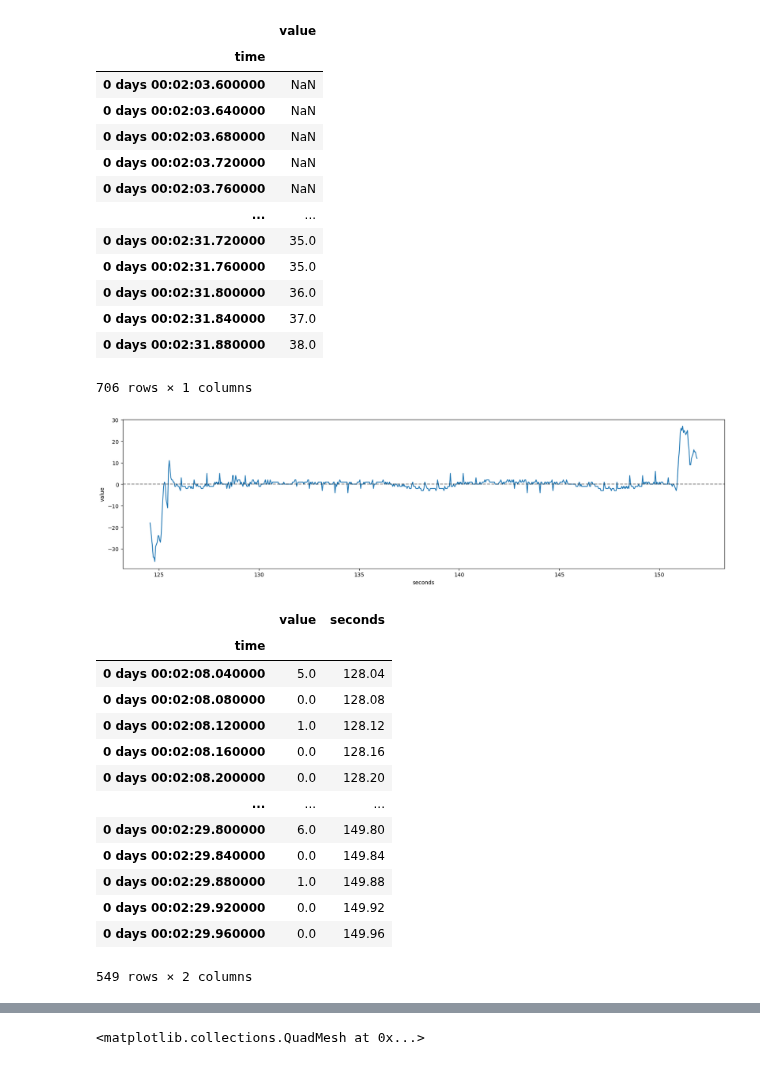
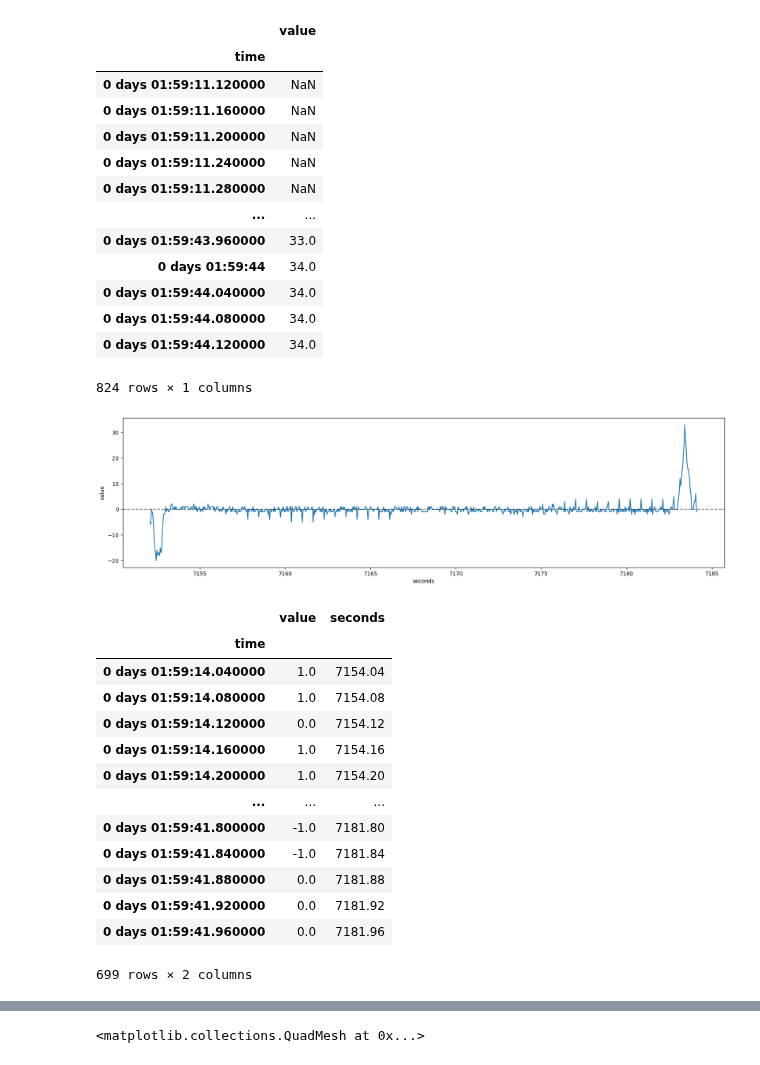
Before and after one commit to jonnor/embeddedml, a Jupyter notebook: emlearn/pulsemeter/notebooks/FirstTests.ipynb, the cells around one changed output, grey strips where cells are left out. Saved outputs shown, nothing was run; the diff lists cells and outputs as text; code cells hidden in the pictures.

```diff
--- a/emlearn/pulsemeter/notebooks/FirstTests.ipynb
+++ b/emlearn/pulsemeter/notebooks/FirstTests.ipynb
@@ -22,7 +22,7 @@ def load_data(path):
     return df
 
 #data = load_data('../data/first-100hz-pulse-sitting-thumb-1.csv')
-data = load_data('../green4-25hz-pointy-1.csv')
+data = load_data('../green4-25hz-pointy-30s-2.csv')
 data
 # %% [output]
 |  | value |
@@ -95,37 +95,37 @@ ss
 # %% [output]
 |  | value |
 | time |  |
-| 0 days 00:02:03.600000 | NaN |
-| 0 days 00:02:03.640000 | NaN |
-| 0 days 00:02:03.680000 | NaN |
-| 0 days 00:02:03.720000 | NaN |
-| 0 days 00:02:03.760000 | NaN |
+| 0 days 01:59:11.120000 | NaN |
+| 0 days 01:59:11.160000 | NaN |
+| 0 days 01:59:11.200000 | NaN |
+| 0 days 01:59:11.240000 | NaN |
+| 0 days 01:59:11.280000 | NaN |
 | ... | ... |
-| 0 days 00:02:31.720000 | 35.0 |
-| 0 days 00:02:31.760000 | 35.0 |
-| 0 days 00:02:31.800000 | 36.0 |
-| 0 days 00:02:31.840000 | 37.0 |
-| 0 days 00:02:31.880000 | 38.0 |
+| 0 days 01:59:43.960000 | 33.0 |
+| 0 days 01:59:44 | 34.0 |
+| 0 days 01:59:44.040000 | 34.0 |
+| 0 days 01:59:44.080000 | 34.0 |
+| 0 days 01:59:44.120000 | 34.0 |
-706 rows × 1 columns
+824 rows × 1 columns
-[figure, old version]
+[figure, new version]
 # %%
-sub =  rr[(rr.seconds > 128) & (rr.seconds < 150)]
+sub =  rr[(rr.seconds > 7154) & (rr.seconds < 7182)]
 sub
 # %% [output]
 |  | value | seconds |
 | time |  |  |
-| 0 days 00:02:08.040000 | 5.0 | 128.04 |
-| 0 days 00:02:08.080000 | 0.0 | 128.08 |
-| 0 days 00:02:08.120000 | 1.0 | 128.12 |
-| 0 days 00:02:08.160000 | 0.0 | 128.16 |
-| 0 days 00:02:08.200000 | 0.0 | 128.20 |
+| 0 days 01:59:14.040000 | 1.0 | 7154.04 |
+| 0 days 01:59:14.080000 | 1.0 | 7154.08 |
+| 0 days 01:59:14.120000 | 0.0 | 7154.12 |
+| 0 days 01:59:14.160000 | 1.0 | 7154.16 |
+| 0 days 01:59:14.200000 | 1.0 | 7154.20 |
 | ... | ... | ... |
-| 0 days 00:02:29.800000 | 6.0 | 149.80 |
-| 0 days 00:02:29.840000 | 0.0 | 149.84 |
-| 0 days 00:02:29.880000 | 1.0 | 149.88 |
-| 0 days 00:02:29.920000 | 0.0 | 149.92 |
-| 0 days 00:02:29.960000 | 0.0 | 149.96 |
+| 0 days 01:59:41.800000 | -1.0 | 7181.80 |
+| 0 days 01:59:41.840000 | -1.0 | 7181.84 |
+| 0 days 01:59:41.880000 | 0.0 | 7181.88 |
+| 0 days 01:59:41.920000 | 0.0 | 7181.92 |
+| 0 days 01:59:41.960000 | 0.0 | 7181.96 |
-549 rows × 2 columns
+699 rows × 2 columns
 # %%
 import scipy.signal
 
```
Also changed, not shown: parts of 5 cells of this notebook.
